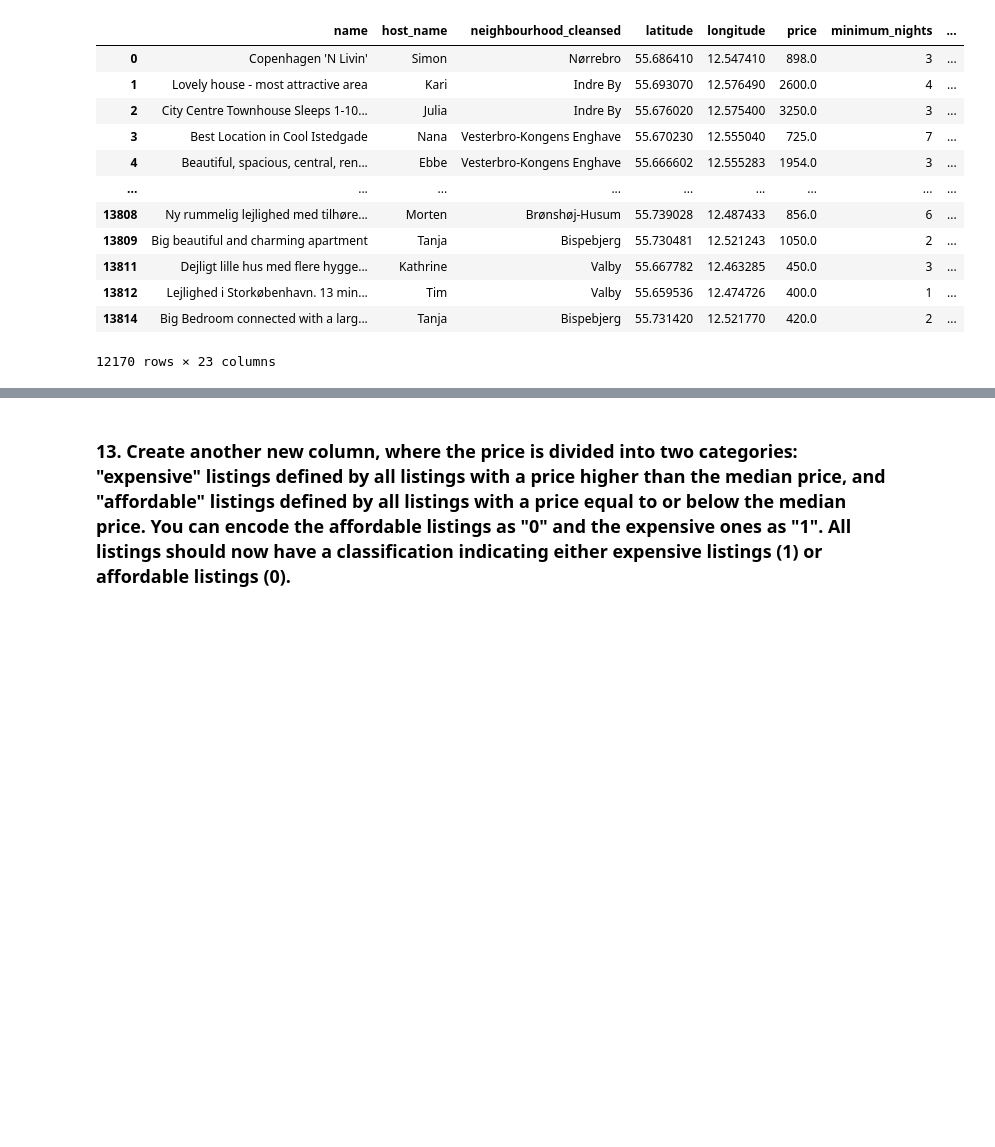
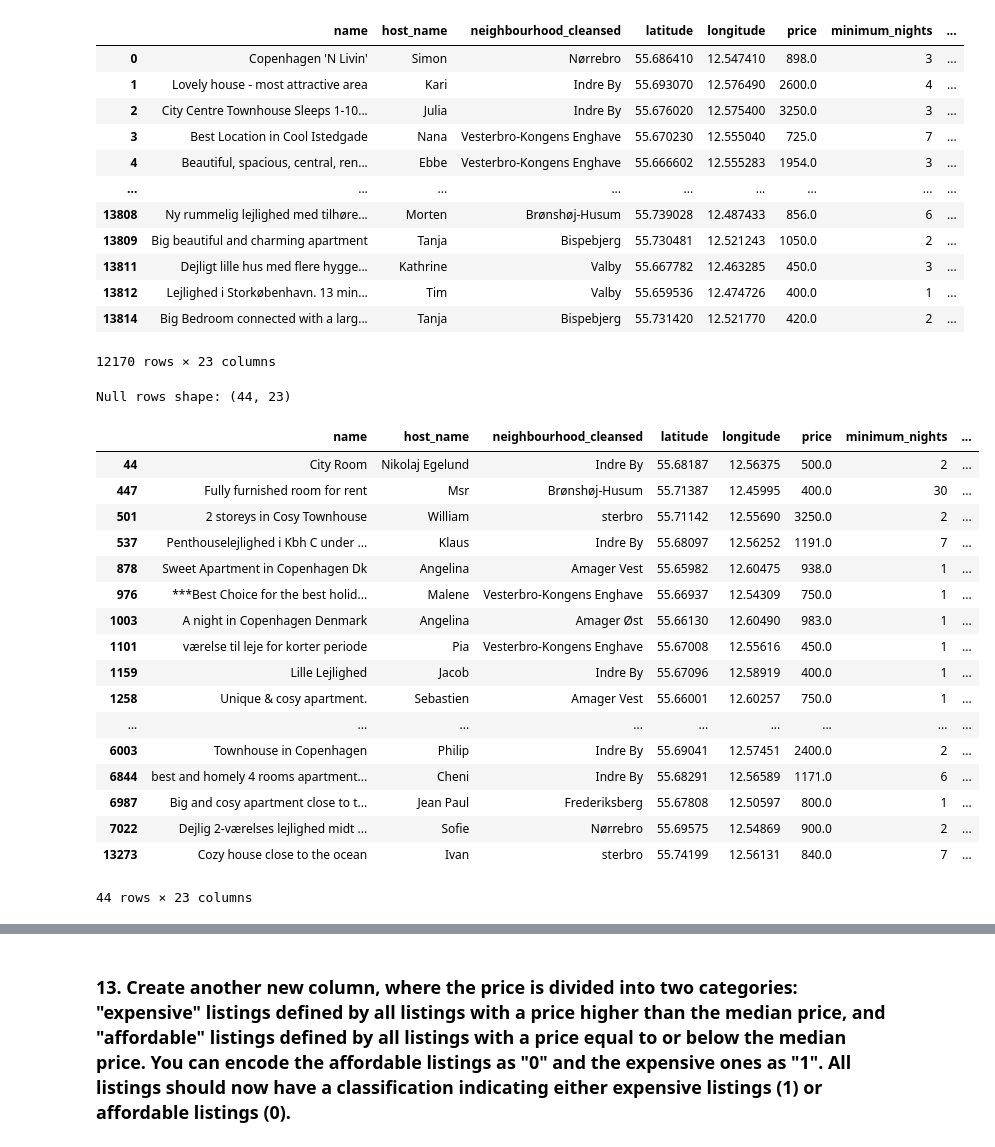
Before and after one commit to michaelbui99/mal-assignment-1, a Jupyter notebook: assignment01.ipynb, the cells around one changed output, grey strips where cells are left out. Drawn from its saved outputs; the diff is of its cells as text; code cells hidden in the pictures; blank space fills up the shorter version.

```diff
--- a/assignment01.ipynb
+++ b/assignment01.ipynb
@@ -489,0 +487,25 @@ data.drop(['name', 'host_name', 'neighbourhood_cleansed', 'last_review'], axis=1
+# %%
+# Notice we have a few rows with NaN reviews.
+null_rows = data[data.isnull().any(axis=1)]
+print(f'Null rows shape: {null_rows.shape}')
+null_rows
+# %% [output]
+Null rows shape: (44, 23)
+|  | name | host_name | neighbourhood_cleansed | latitude | longitude | price | minimum_nights | ... |
+| 44 | City Room | Nikolaj Egelund | Indre By | 55.68187 | 12.56375 | 500.0 | 2 | ... |
+| 447 | Fully furnished room for rent | Msr | Brønshøj-Husum | 55.71387 | 12.45995 | 400.0 | 30 | ... |
+| 501 | 2 storeys in Cosy Townhouse | William | sterbro | 55.71142 | 12.55690 | 3250.0 | 2 | ... |
+| 537 | Penthouselejlighed i Kbh C under ... | Klaus | Indre By | 55.68097 | 12.56252 | 1191.0 | 7 | ... |
+| 878 | Sweet Apartment in Copenhagen Dk | Angelina | Amager Vest | 55.65982 | 12.60475 | 938.0 | 1 | ... |
+| 976 | ***Best Choice for the best holid... | Malene | Vesterbro-Kongens Enghave | 55.66937 | 12.54309 | 750.0 | 1 | ... |
+| 1003 | A night in Copenhagen Denmark | Angelina | Amager Øst | 55.66130 | 12.60490 | 983.0 | 1 | ... |
+| 1101 | værelse til leje for korter periode | Pia | Vesterbro-Kongens Enghave | 55.67008 | 12.55616 | 450.0 | 1 | ... |
+| 1159 | Lille Lejlighed | Jacob | Indre By | 55.67096 | 12.58919 | 400.0 | 1 | ... |
+| 1258 | Unique & cosy apartment. | Sebastien | Amager Vest | 55.66001 | 12.60257 | 750.0 | 1 | ... |
+| ... | ... | ... | ... | ... | ... | ... | ... | ... |
+| 6003 | Townhouse in Copenhagen | Philip | Indre By | 55.69041 | 12.57451 | 2400.0 | 2 | ... |
+| 6844 | best and homely 4 rooms apartment... | Cheni | Indre By | 55.68291 | 12.56589 | 1171.0 | 6 | ... |
+| 6987 | Big and cosy apartment close to t... | Jean Paul | Frederiksberg | 55.67808 | 12.50597 | 800.0 | 1 | ... |
+| 7022 | Dejlig 2-værelses lejlighed midt ... | Sofie | Nørrebro | 55.69575 | 12.54869 | 900.0 | 2 | ... |
+| 13273 | Cozy house close to the ocean | Ivan | sterbro | 55.74199 | 12.56131 | 840.0 | 7 | ... |
+44 rows × 23 columns
```
Also changed, not shown: parts of 11 cells of this notebook.
